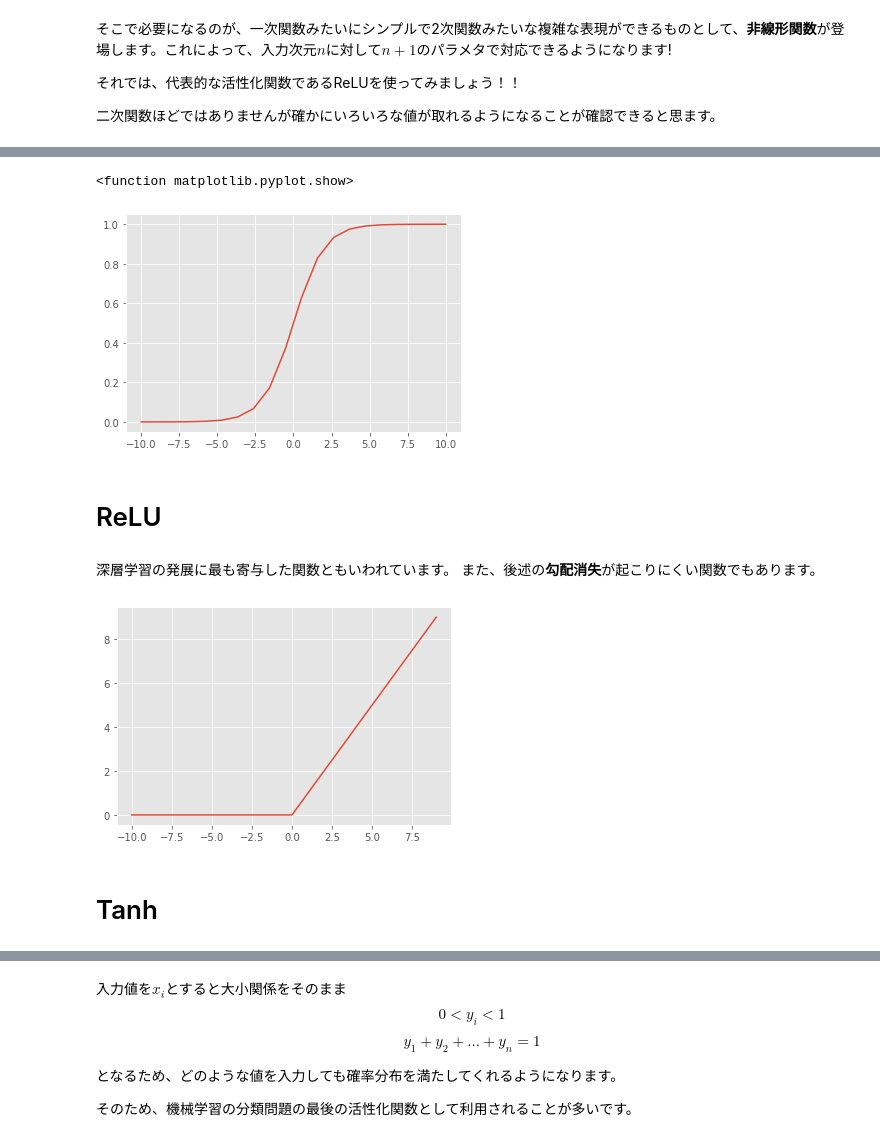
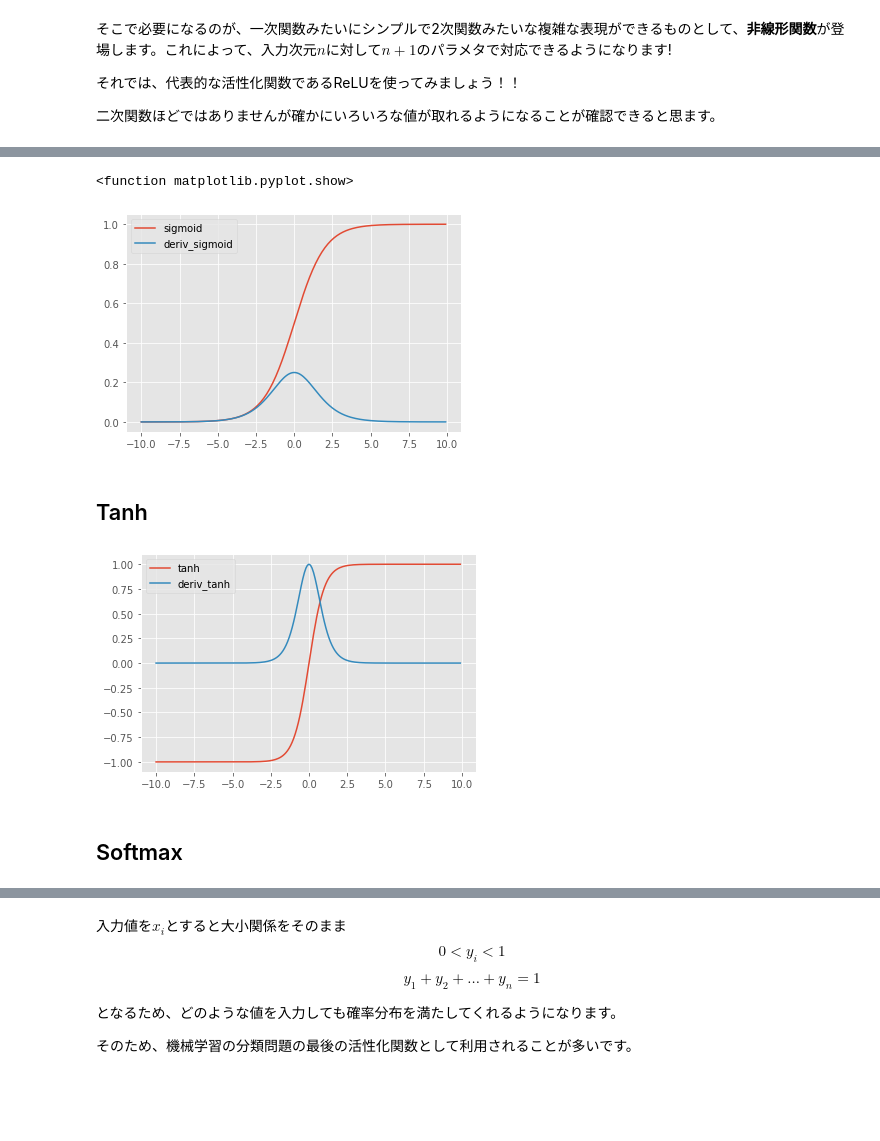
Before and after one commit to Strix9289/Introduction-of-Deep-Learning, a Jupyter notebook: Activation.ipynb, the cells around one changed output, grey strips where cells are left out. Saved outputs shown, nothing was run; the diff lists cells and outputs as text; code cells hidden in the pictures; blank space fills up the shorter version.

```diff
--- a/Activation.ipynb
+++ b/Activation.ipynb
@@ -128,14 +136,13 @@ def sigmoid(x):
 # %%
-#np.linespace(左端、右端、何等分するか)
-x = np.linspace(-10,10,20)
+x = np.arange(-10,10,0.1)
 y = sigmoid(x)
+deriv_y = deriv_sigmoid(x)
 plt.plot(x,y)
+plt.plot(x,deriv_y)
+plt.legend(['sigmoid', 'deriv_sigmoid'])
 plt.show
 # %% [output]
 <function matplotlib.pyplot.show>
-[figure, old version]
+[figure, new version]
 # %% [markdown]
-# ReLU
+## Tanh
-# %% [markdown]
-深層学習の発展に最も寄与した関数ともいわれています。
-また、後述の**勾配消失**が起こりにくい関数でもあります。
@@ -145,10 +149,20 @@ def ReLU(x):
+# %%
+def tanh(x):
+    return np.tanh(x)
+#微分
+def deriv_tanh(x):
+    return 1 - np.tanh(x)**2
 # %%
-#np.arange(左端、右端、どのくらいで刻むか)
-x = np.arange(-10,10,1)
-y = ReLU(x)
+x = np.arange(-10,10,0.1)
+y = tanh(x)
+deriv_y = deriv_tanh(x)
+
 plt.plot(x,y)
+plt.plot(x,deriv_y)
+
+plt.legend(['tanh', 'deriv_tanh'])
 plt.show()
 # %% [output]
-[figure, old version]
+[figure, new version]
 # %% [markdown]
-# Tanh
+## Softmax
```
Also changed, not shown: parts of 33 cells of this notebook.
